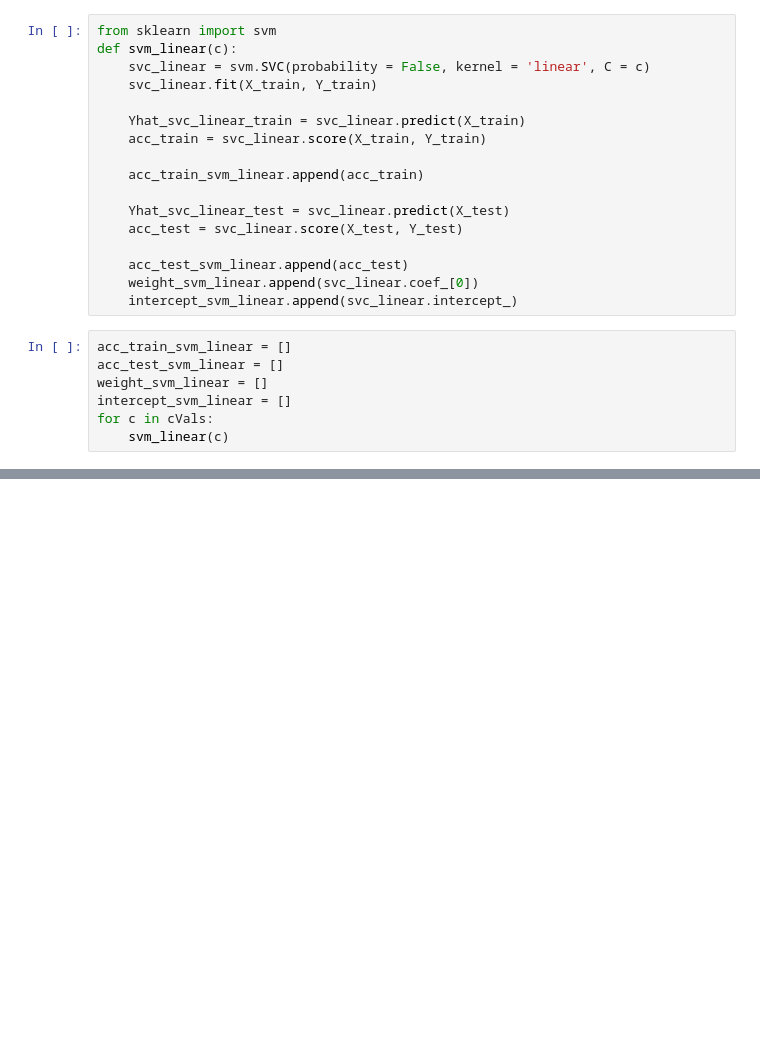
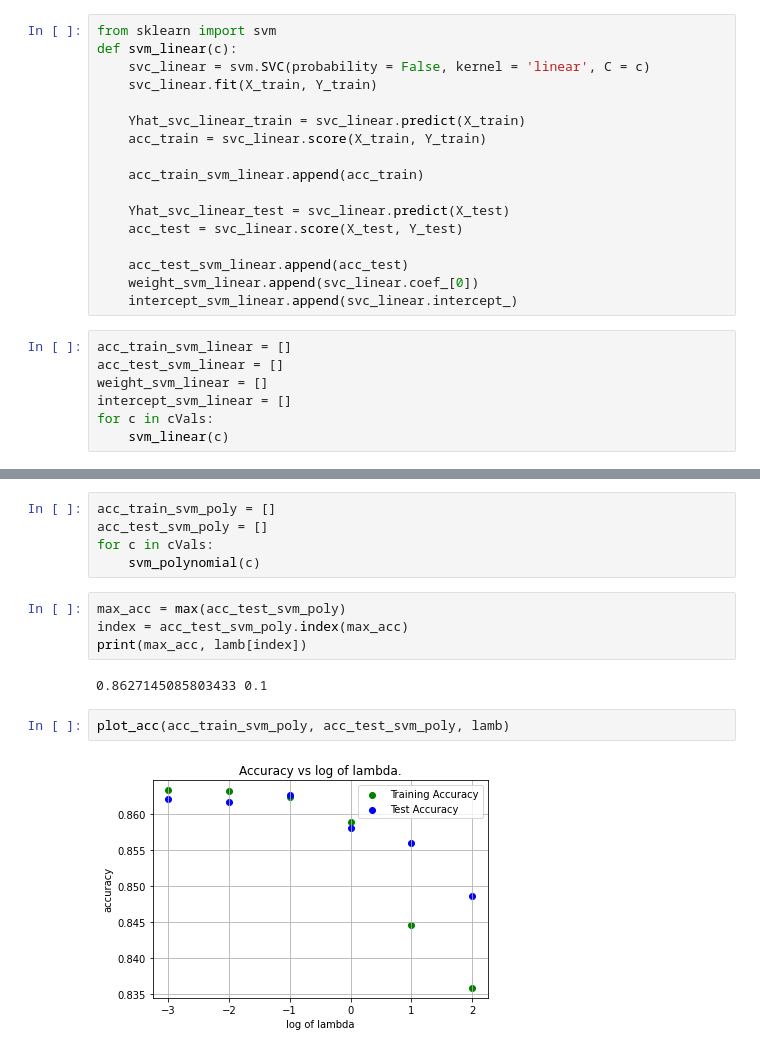
Before and after one commit to LujieZ/cs4563-machine-learning, a Jupyter notebook: svm.ipynb, the cells around one changed output, grey strips where cells are left out. Drawn from its saved outputs; the diff is of its cells as text; blank space fills up the shorter version.

```diff
--- a/svm.ipynb
+++ b/svm.ipynb
@@ -106,0 +114,15 @@ plot_acc(acc_train_svm_rbf, acc_test_svm_rbf, lamb)
+# %%
+acc_train_svm_poly = []
+acc_test_svm_poly = []
+for c in cVals:
+    svm_polynomial(c)
+# %%
+max_acc = max(acc_test_svm_poly)
+index = acc_test_svm_poly.index(max_acc)
+print(max_acc, lamb[index])
+# %% [output]
+0.8627145085803433 0.1
+# %%
+plot_acc(acc_train_svm_poly, acc_test_svm_poly, lamb)
+# %% [output]
+[figure, added]
```
Also changed, not shown: parts of 17 cells of this notebook, 1 other file.
